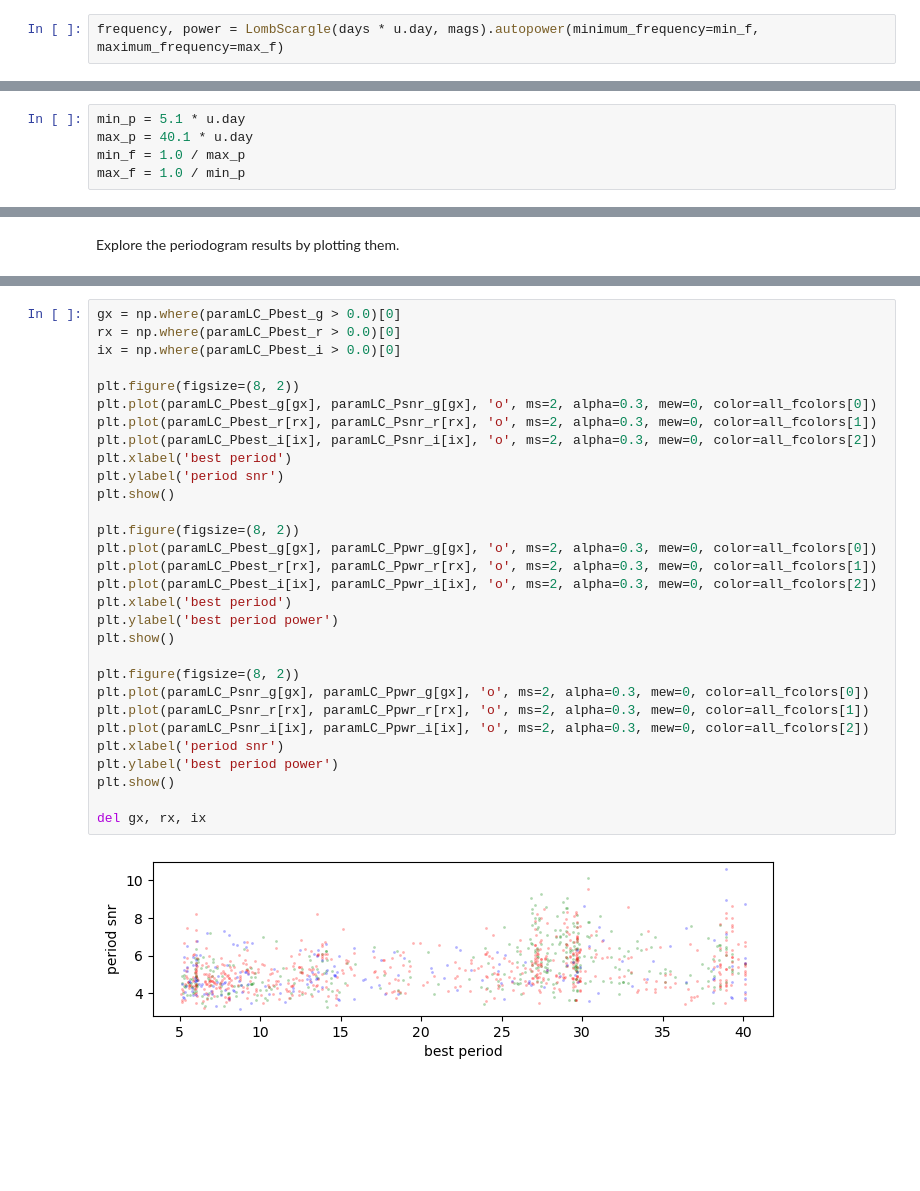
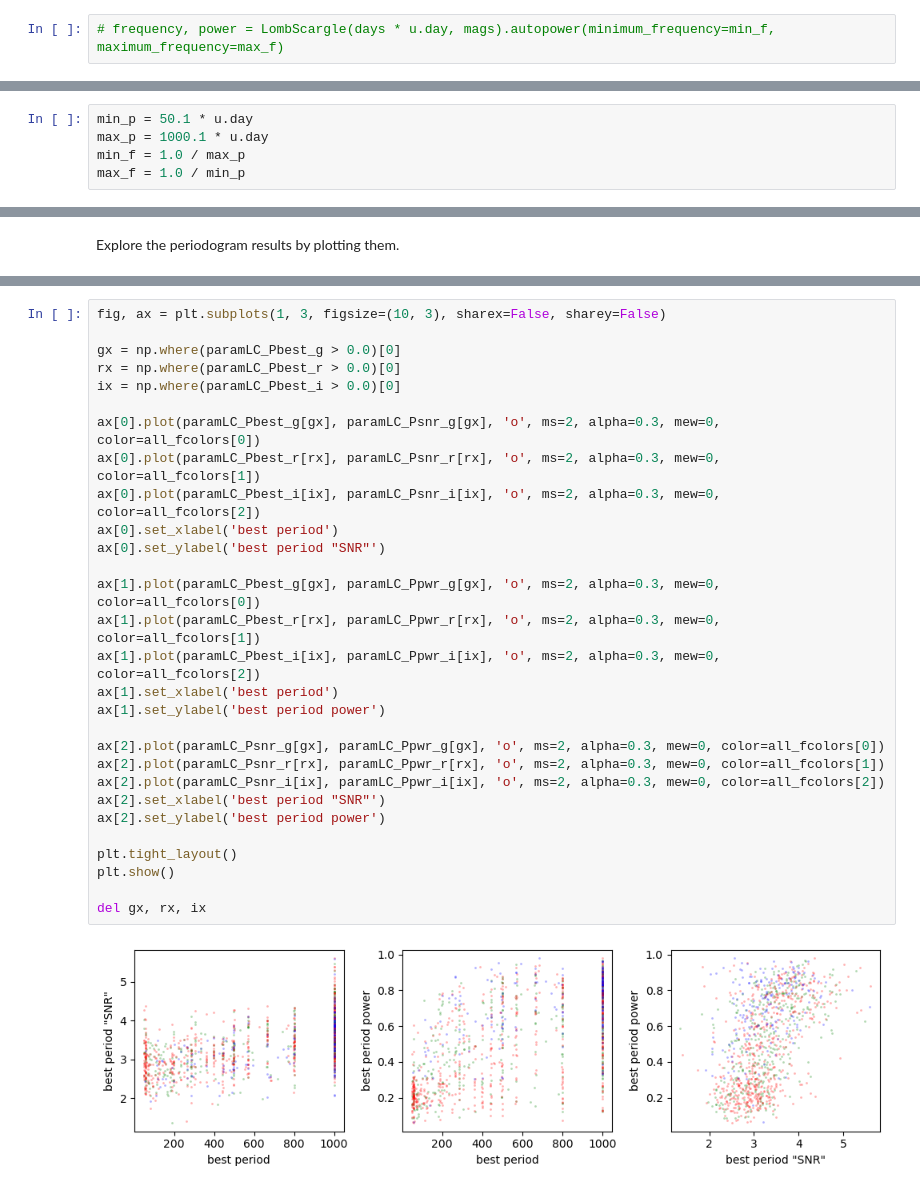
Before and after one commit to MelissaGraham/decam_ddf_tools, a Jupyter notebook: transients_science/stars/1_explore_stars.ipynb, the cells around one changed output, grey strips where cells are left out. Saved outputs shown, nothing was run; the diff lists cells and outputs as text; blank space fills up the shorter version.

```diff
--- a/transients_science/stars/1_explore_stars.ipynb
+++ b/transients_science/stars/1_explore_stars.ipynb
@@ -366,4 +502,4 @@ max_f = 1.0 / min_p
 # %% [markdown]
 Do the Lomb Scargle periodogram fit.
 # %%
-frequency, power = LombScargle(days * u.day, mags).autopower(minimum_frequency=min_f, maximum_frequency=max_f)
+# frequency, power = LombScargle(days * u.day, mags).autopower(minimum_frequency=min_f, maximum_frequency=max_f)
@@ -448,8 +576,8 @@ Go after longer duration variables.
 
 https://www.aanda.org/articles/aa/full_html/2014/06/aa23252-13/F14.html
 # %%
-min_p = 5.1 * u.day
-max_p = 40.1 * u.day
+min_p = 50.1 * u.day
+max_p = 1000.1 * u.day
 min_f = 1.0 / max_p
 max_f = 1.0 / min_p
 # %% [markdown]
@@ -553,32 +678,31 @@ plt.show()
 # %%
+fig, ax = plt.subplots(1, 3, figsize=(10, 3), sharex=False, sharey=False)
+
 gx = np.where(paramLC_Pbest_g > 0.0)[0]
 rx = np.where(paramLC_Pbest_r > 0.0)[0]
 ix = np.where(paramLC_Pbest_i > 0.0)[0]
 
-plt.figure(figsize=(8, 2))
-plt.plot(paramLC_Pbest_g[gx], paramLC_Psnr_g[gx], 'o', ms=2, alpha=0.3, mew=0, color=all_fcolors[0])
-plt.plot(paramLC_Pbest_r[rx], paramLC_Psnr_r[rx], 'o', ms=2, alpha=0.3, mew=0, color=all_fcolors[1])
-plt.plot(paramLC_Pbest_i[ix], paramLC_Psnr_i[ix], 'o', ms=2, alpha=0.3, mew=0, color=all_fcolors[2])
-plt.xlabel('best period')
-plt.ylabel('period snr')
-plt.show()
+ax[0].plot(paramLC_Pbest_g[gx], paramLC_Psnr_g[gx], 'o', ms=2, alpha=0.3, mew=0, color=all_fcolors[0])
+ax[0].plot(paramLC_Pbest_r[rx], paramLC_Psnr_r[rx], 'o', ms=2, alpha=0.3, mew=0, color=all_fcolors[1])
+ax[0].plot(paramLC_Pbest_i[ix], paramLC_Psnr_i[ix], 'o', ms=2, alpha=0.3, mew=0, color=all_fcolors[2])
+ax[0].set_xlabel('best period')
+ax[0].set_ylabel('best period "SNR"')
 
-plt.figure(figsize=(8, 2))
-plt.plot(paramLC_Pbest_g[gx], paramLC_Ppwr_g[gx], 'o', ms=2, alpha=0.3, mew=0, color=all_fcolors[0])
-plt.plot(paramLC_Pbest_r[rx], paramLC_Ppwr_r[rx], 'o', ms=2, alpha=0.3, mew=0, color=all_fcolors[1])
-plt.plot(paramLC_Pbest_i[ix], paramLC_Ppwr_i[ix], 'o', ms=2, alpha=0.3, mew=0, color=all_fcolors[2])
-plt.xlabel('best period')
-plt.ylabel('best period power')
-plt.show()
+ax[1].plot(paramLC_Pbest_g[gx], paramLC_Ppwr_g[gx], 'o', ms=2, alpha=0.3, mew=0, color=all_fcolors[0])
+ax[1].plot(paramLC_Pbest_r[rx], paramLC_Ppwr_r[rx], 'o', ms=2, alpha=0.3, mew=0, color=all_fcolors[1])
+ax[1].plot(paramLC_Pbest_i[ix], paramLC_Ppwr_i[ix], 'o', ms=2, alpha=0.3, mew=0, color=all_fcolors[2])
+ax[1].set_xlabel('best period')
+ax[1].set_ylabel('best period power')
 
-plt.figure(figsize=(8, 2))
-plt.plot(paramLC_Psnr_g[gx], paramLC_Ppwr_g[gx], 'o', ms=2, alpha=0.3, mew=0, color=all_fcolors[0])
-plt.plot(paramLC_Psnr_r[rx], paramLC_Ppwr_r[rx], 'o', ms=2, alpha=0.3, mew=0, color=all_fcolors[1])
-plt.plot(paramLC_Psnr_i[ix], paramLC_Ppwr_i[ix], 'o', ms=2, alpha=0.3, mew=0, color=all_fcolors[2])
-plt.xlabel('period snr')
-plt.ylabel('best period power')
+ax[2].plot(paramLC_Psnr_g[gx], paramLC_Ppwr_g[gx], 'o', ms=2, alpha=0.3, mew=0, color=all_fcolors[0])
+ax[2].plot(paramLC_Psnr_r[rx], paramLC_Ppwr_r[rx], 'o', ms=2, alpha=0.3, mew=0, color=all_fcolors[1])
+ax[2].plot(paramLC_Psnr_i[ix], paramLC_Ppwr_i[ix], 'o', ms=2, alpha=0.3, mew=0, color=all_fcolors[2])
+ax[2].set_xlabel('best period "SNR"')
+ax[2].set_ylabel('best period power')
+
+plt.tight_layout()
 plt.show()
 
 del gx, rx, ix
 # %% [output]
-[figure, old version]
+[figure, new version]
```
Also changed, not shown: parts of 54 cells of this notebook, 1 other file.
